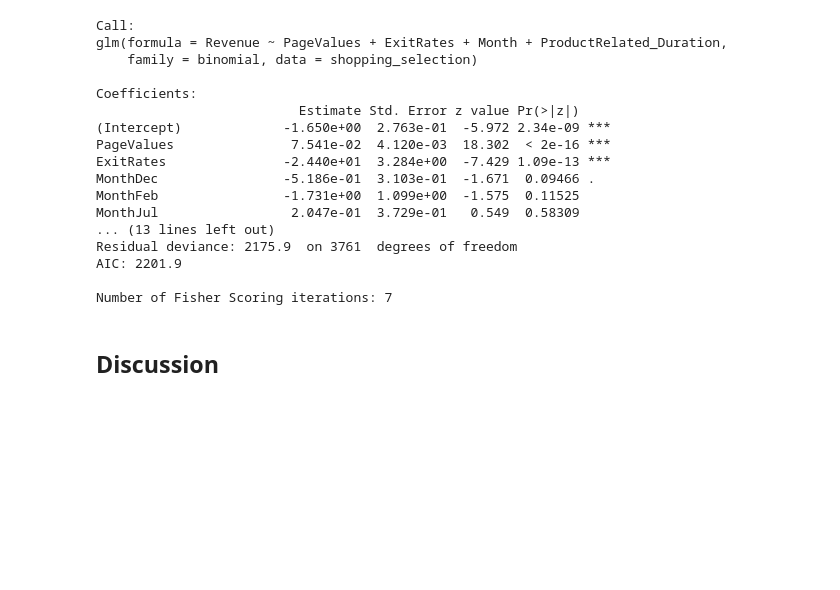
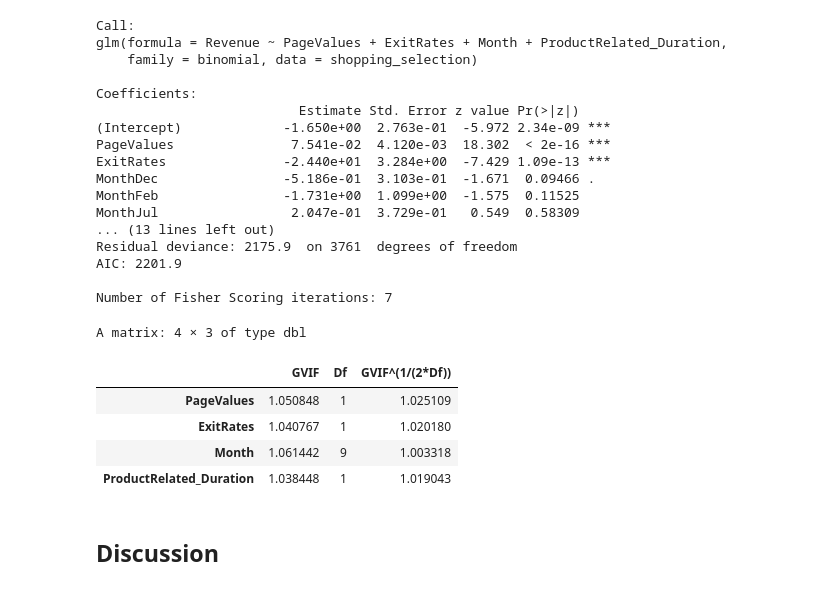
Before and after one commit to jeffjlu/STAT-301-Final-Project, a Jupyter notebook: project.ipynb, the cells around one changed output. Cells and saved outputs as stored; diff of their text form; code cells hidden in the pictures; blank space fills up the shorter version.

Commit message:
created new model with selected variables and checked for multicollinearity

```diff
--- a/project.ipynb
+++ b/project.ipynb
@@ -293,6 +295,23 @@ Residual deviance: 2175.9  on 3761  degrees of freedom
 AIC: 2201.9
 
 Number of Fisher Scoring iterations: 7
+# %%
+#fit an additive model on selected variables
+shopping_selected <- glm(Revenue ~ PageValues+ExitRates+Month+ProductRelated_Duration,
+                         family = binomial, data = shopping_selection)
+
+#check for multicollinearity in the selected model
+shopping_selected_vif <- shopping_selected %>% vif()
+shopping_selected_vif
+
+#since none of the coviates have gvif > 5 we will not remove any covariates.
+# %% [output]
+A matrix: 4 × 3 of type dbl
+|  | GVIF | Df | GVIF^(1/(2*Df)) |
+| PageValues | 1.050848 | 1 | 1.025109 |
+| ExitRates | 1.040767 | 1 | 1.020180 |
+| Month | 1.061442 | 9 | 1.003318 |
+| ProductRelated_Duration | 1.038448 | 1 | 1.019043 |
 # %% [markdown]
 ## Discussion
 # %% [markdown]
```
Also changed, not shown: parts of 1 cell of this notebook.
